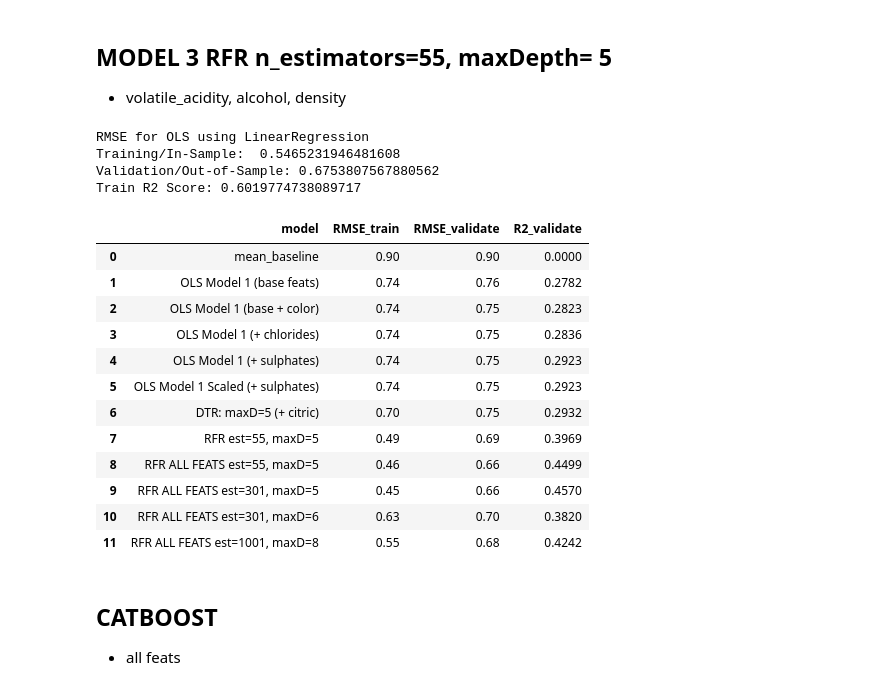
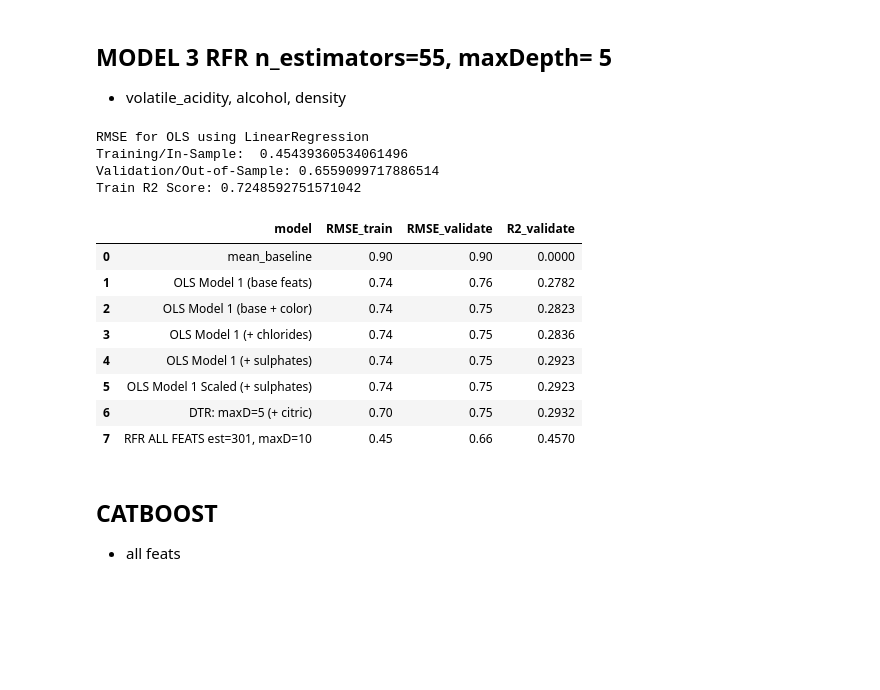
Before and after one commit to Cod-Up-Our-Data/wine_clustering_project, a Jupyter notebook: modeling_rich.ipynb, the cells around one changed output. Cells and saved outputs as stored; diff of their text form; code cells hidden in the pictures; blank space fills up the shorter version.

```diff
--- a/modeling_rich.ipynb
+++ b/modeling_rich.ipynb
@@ -485,7 +613,7 @@ X_validate_1 = X_validate
 X_test_1 = X_test
 
 # Create and fit the thing
-RFRp = RandomForestRegressor(n_estimators=1001, max_depth=8,random_state=2013)
+RFRp = RandomForestRegressor(n_estimators=301, max_depth=10,random_state=2013)
 RFRp.fit(X_train_1,y_train.quality)
 y_train['target_pred_RFRp'] = RFRp.predict(X_train_1)
 RFRp.predict(X_train_1)
@@ -493,42 +621,38 @@ RFRp.predict(X_train_1)
 rmse_train = mean_squared_error(y_train.quality, y_train.target_pred_RFRp)**(1/2)
 #REPEAT STEPS 2-3
 # predict validate
 y_validate['target_pred_RFRp'] = RFRp.predict(X_validate_1)
 # evaluate: RMSE
 rmse_validate = mean_squared_error(y_validate.quality, y_validate.target_pred_RFRp)**(1/2)
 r2 = r2_score(y_train.quality,y_train.target_pred_RFRp)
 print(f"""RMSE for OLS using LinearRegression
 Training/In-Sample:  {rmse_train}
 Validation/Out-of-Sample: {rmse_validate}
 Train R2 Score: {r2}""")
 #Append this to the metric_df
 metric_df = metric_df.append(
-    {'model': 'RFR ALL FEATS est=1001, maxD=8',
+    {'model': 'RFR ALL FEATS est=301, maxD=10',
      'RMSE_train': round(rmse_train,2),
      'RMSE_validate': round(rmse_validate,2),
      'R2_validate': round(explained_variance_score(y_validate.quality,
                                              y_validate.target_pred_RFRp),4)
     }, ignore_index=True)
 
 metric_df
 # %% [output]
 RMSE for OLS using LinearRegression
-Training/In-Sample:  0.5465231946481608
-Validation/Out-of-Sample: 0.6753807567880562
-Train R2 Score: 0.6019774738089717
+Training/In-Sample:  0.45439360534061496
+Validation/Out-of-Sample: 0.6559099717886514
+Train R2 Score: 0.7248592751571042
 |  | model | RMSE_train | RMSE_validate | R2_validate |
 | 0 | mean_baseline | 0.90 | 0.90 | 0.0000 |
 | 1 | OLS Model 1 (base feats) | 0.74 | 0.76 | 0.2782 |
 | 2 | OLS Model 1 (base + color) | 0.74 | 0.75 | 0.2823 |
 | 3 | OLS Model 1 (+ chlorides) | 0.74 | 0.75 | 0.2836 |
 | 4 | OLS Model 1 (+ sulphates) | 0.74 | 0.75 | 0.2923 |
 | 5 | OLS Model 1 Scaled (+ sulphates) | 0.74 | 0.75 | 0.2923 |
 | 6 | DTR: maxD=5 (+ citric) | 0.70 | 0.75 | 0.2932 |
-| 7 | RFR est=55, maxD=5 | 0.49 | 0.69 | 0.3969 |
-| 8 | RFR ALL FEATS est=55, maxD=5 | 0.46 | 0.66 | 0.4499 |
-| 9 | RFR ALL FEATS est=301, maxD=5 | 0.45 | 0.66 | 0.4570 |
-| 10 | RFR ALL FEATS est=301, maxD=6 | 0.63 | 0.70 | 0.3820 |
-| 11 | RFR ALL FEATS est=1001, maxD=8 | 0.55 | 0.68 | 0.4242 |
+| 7 | RFR ALL FEATS est=301, maxD=10 | 0.45 | 0.66 | 0.4570 |
 # %% [markdown]
 ## CATBOOST
 - all feats
```
Also changed, not shown: parts of 19 cells of this notebook, 2 other files.
